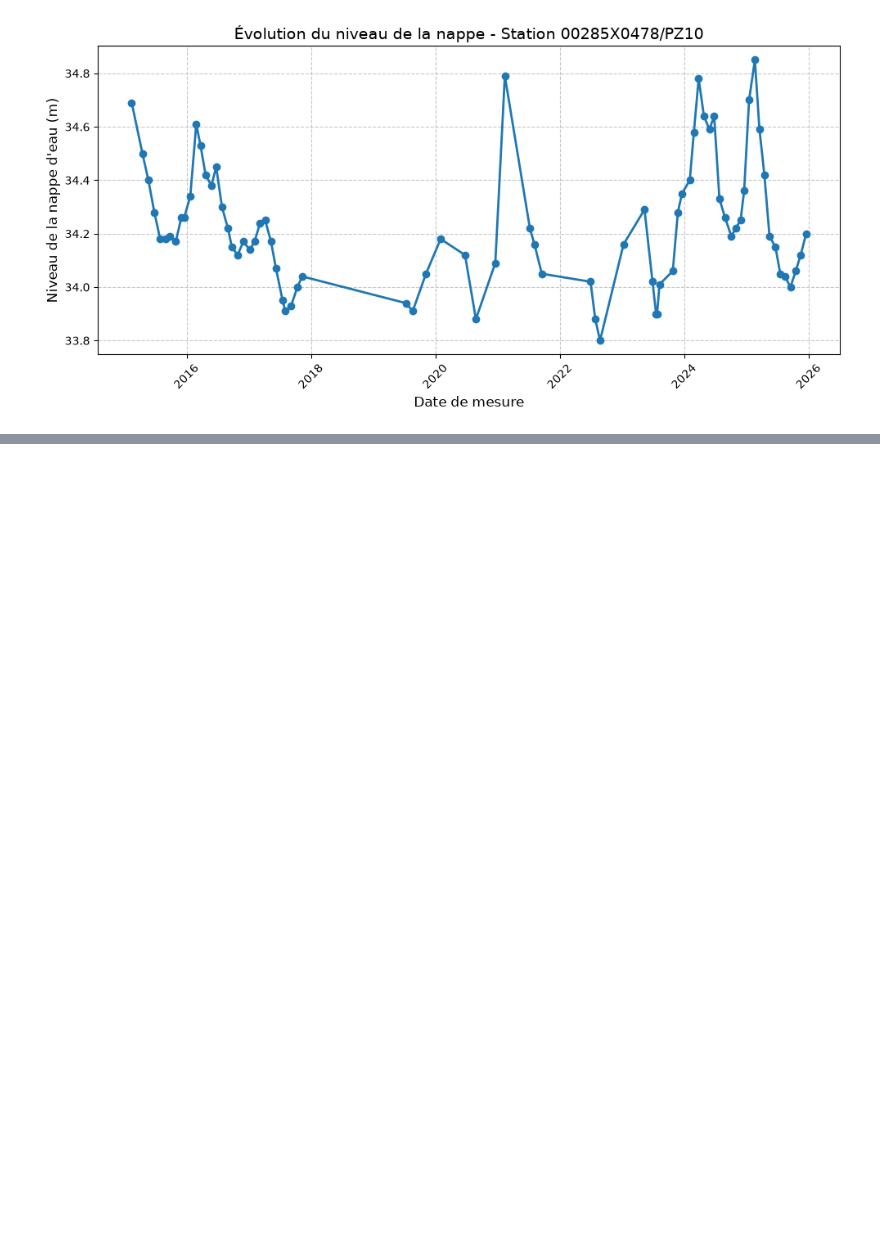
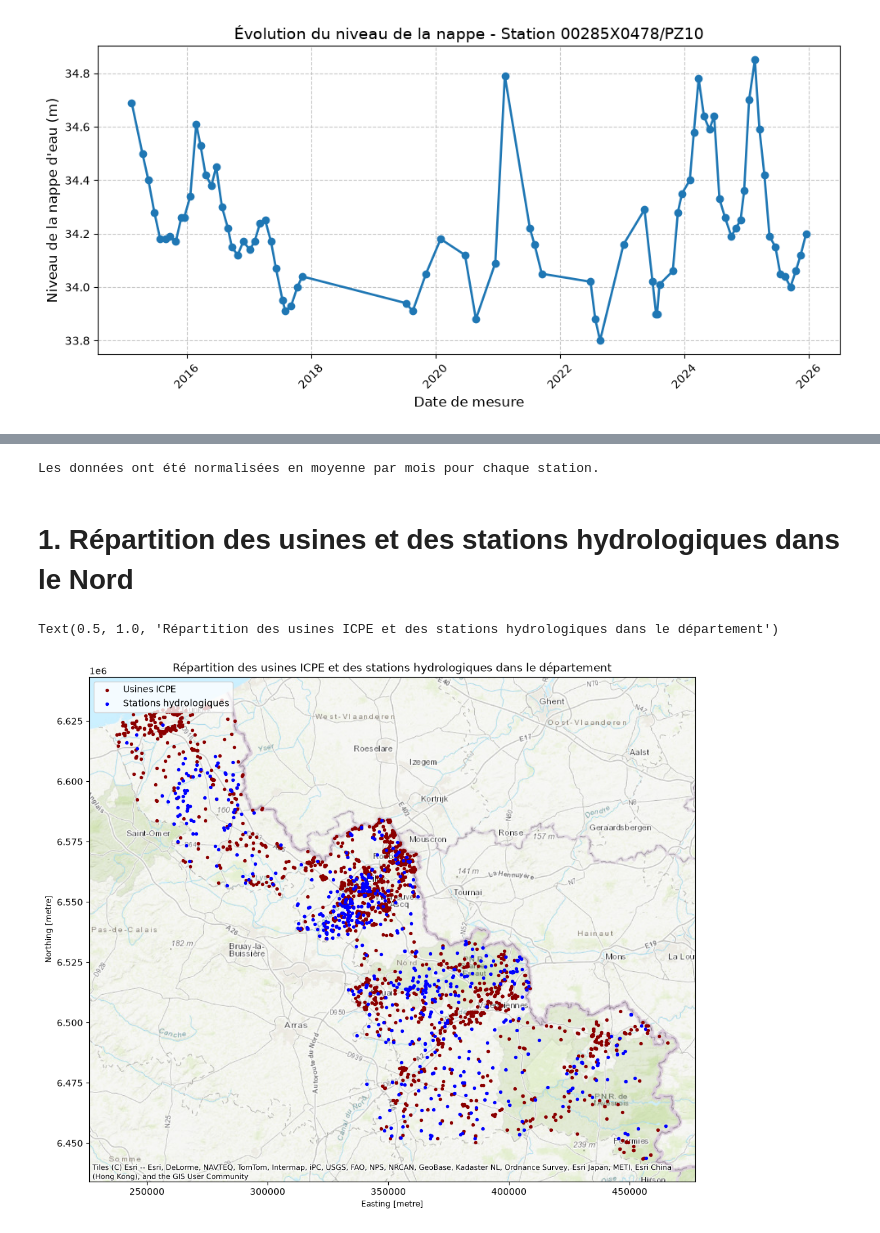
Before and after one commit to Nathan-de-J/PYDS, a Jupyter notebook: website/code/index.ipynb, the cells around one changed output, grey strips where cells are left out. Cells and saved outputs as stored; diff of their text form; code cells hidden in the pictures; blank space fills up the shorter version.

```diff
--- a/website/code/index.ipynb
+++ b/website/code/index.ipynb
@@ -238,0 +256,29 @@ plt.tight_layout()
+# %%
+chroniques['date_mois_annee'] = chroniques['date_mesure'].dt.to_period('M')
+chroniques
+
+chroniques_niveau_mensuel = (chroniques.groupby(["code_bss", "date_mois_annee"])
+              .agg({
+                  "niveau_nappe_eau":"mean",
+                  "profondeur_nappe":"mean"
+              })
+              .reset_index()
+    )
+chroniques_niveau_mensuel["date_mesure"] = chroniques_niveau_mensuel["date_mois_annee"].dt.to_timestamp()
+chroniques_niveau_mensuel['date_mesure'] = pd.to_datetime(chroniques_niveau_mensuel['date_mesure'])
+print("Les données ont été normalisées en moyenne par mois pour chaque station.")
+# %% [output]
+Les données ont été normalisées en moyenne par mois pour chaque station.
+# %% [markdown]
+# 1. Répartition des usines et des stations hydrologiques dans le Nord
+# %%
+# Stations (points bleus, taille réduite, avec un fin contour blanc pour la lisibilité)
+ax = plt.subplots(figsize=(12, 10))[1]
+installations_indust.to_crs(epsg=3857).plot(ax=ax, color="darkred", markersize=8, label="Usines ICPE", zorder=1)
+stations.to_crs(epsg=3857).plot(ax=ax, color="blue", markersize=8, label="Stations hydrologiques", zorder=2)
+ctx.add_basemap(ax, source=ctx.providers.Esri.WorldTopoMap)
+plt.legend(loc="upper left")
+plt.title("Répartition des usines ICPE et des stations hydrologiques dans le département")
+# %% [output]
+Text(0.5, 1.0, 'Répartition des usines ICPE et des stations hydrologiques dans le département')
+[figure, added]
```
Also changed, not shown: parts of 9 cells of this notebook.
